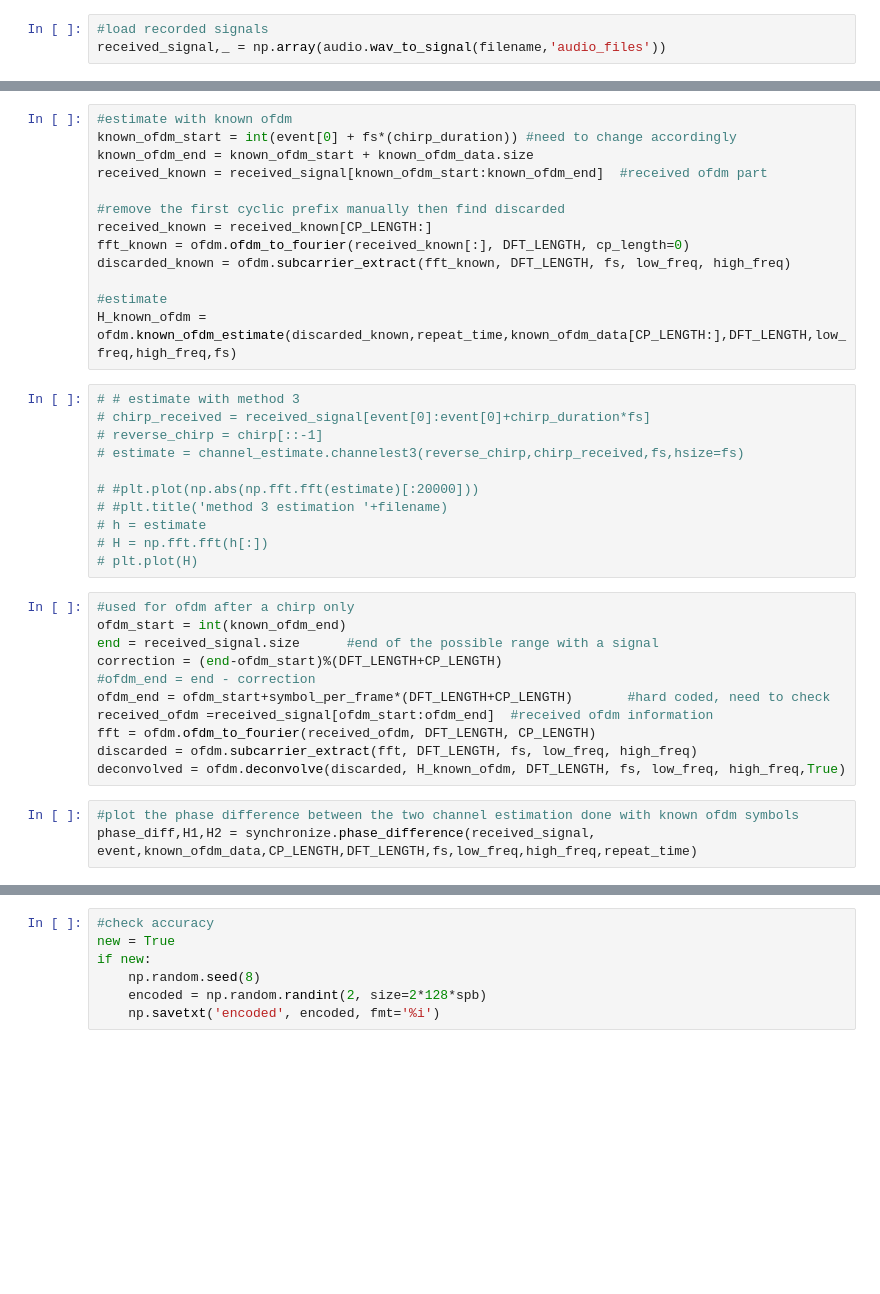
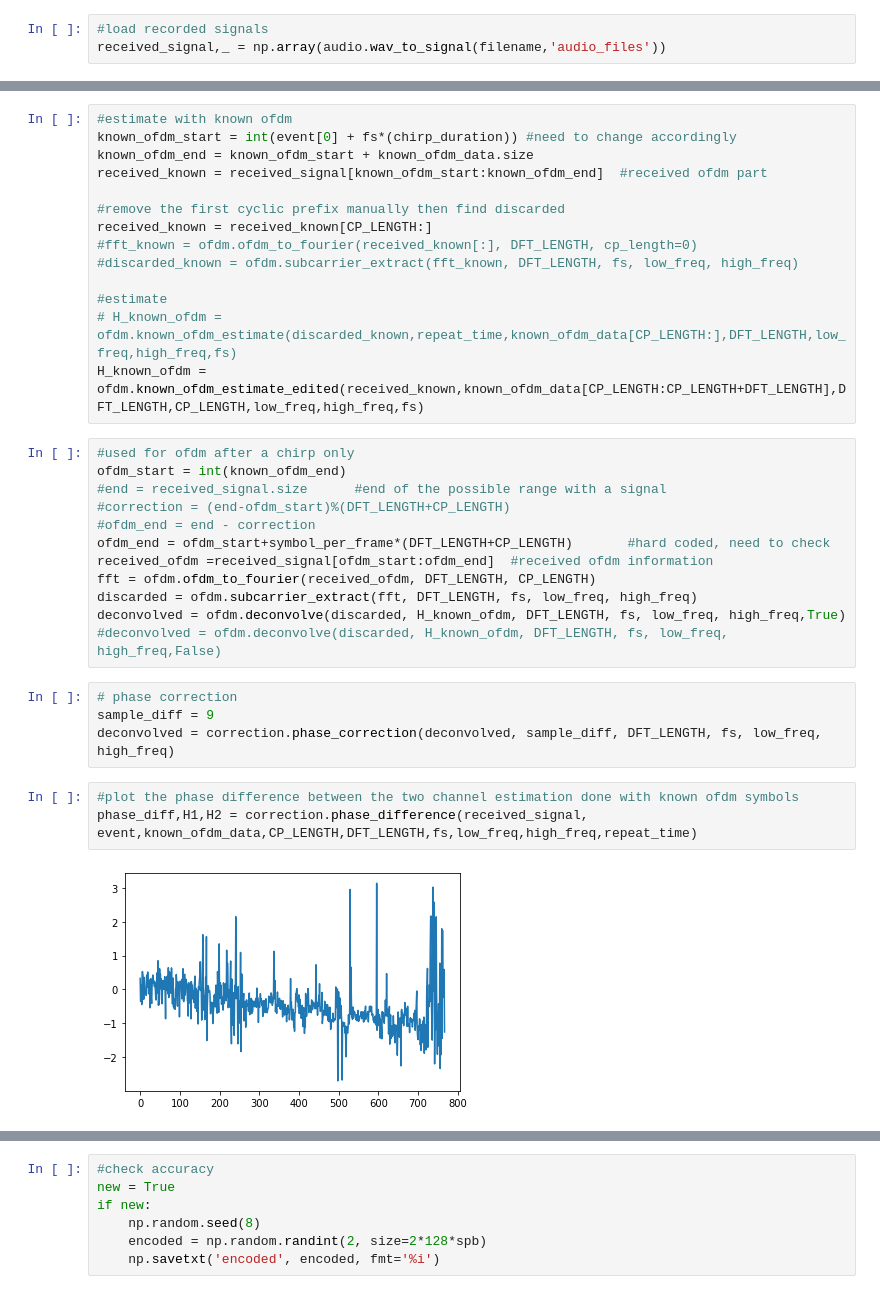
Before and after one commit to Jieying-Chen/IIA_Project_GF3_Group_1, a Jupyter notebook: OFDM_receiver.ipynb, the cells around one changed output, grey strips where cells are left out. Cells and saved outputs as stored; diff of their text form; blank space fills up the shorter version.

```diff
--- a/OFDM_receiver.ipynb
+++ b/OFDM_receiver.ipynb
@@ -88,35 +90,32 @@ received_known = received_signal[known_ofdm_start:known_ofdm_end]  #received ofd
 
 #remove the first cyclic prefix manually then find discarded
 received_known = received_known[CP_LENGTH:]
-fft_known = ofdm.ofdm_to_fourier(received_known[:], DFT_LENGTH, cp_length=0)
-discarded_known = ofdm.subcarrier_extract(fft_known, DFT_LENGTH, fs, low_freq, high_freq)
+#fft_known = ofdm.ofdm_to_fourier(received_known[:], DFT_LENGTH, cp_length=0)
+#discarded_known = ofdm.subcarrier_extract(fft_known, DFT_LENGTH, fs, low_freq, high_freq)
 
 #estimate
-H_known_ofdm = ofdm.known_ofdm_estimate(discarded_known,repeat_time,known_ofdm_data[CP_LENGTH:],DFT_LENGTH,low_freq,high_freq,fs)
+# H_known_ofdm = ofdm.known_ofdm_estimate(discarded_known,repeat_time,known_ofdm_data[CP_LENGTH:],DFT_LENGTH,low_freq,high_freq,fs)
+H_known_ofdm = ofdm.known_ofdm_estimate_edited(received_known,known_ofdm_data[CP_LENGTH:CP_LENGTH+DFT_LENGTH],DFT_LENGTH,CP_LENGTH,low_freq,high_freq,fs)
-# %%
-# # estimate with method 3
-# chirp_received = received_signal[event[0]:event[0]+chirp_duration*fs]
-# reverse_chirp = chirp[::-1]
-# estimate = channel_estimate.channelest3(reverse_chirp,chirp_received,fs,hsize=fs)
-
-# #plt.plot(np.abs(np.fft.fft(estimate)[:20000]))
-# #plt.title('method 3 estimation '+filename)
-# h = estimate
-# H = np.fft.fft(h[:])
-# plt.plot(H)
 # %%
 #used for ofdm after a chirp only
 ofdm_start = int(known_ofdm_end)
-end = received_signal.size      #end of the possible range with a signal
-correction = (end-ofdm_start)%(DFT_LENGTH+CP_LENGTH)
+#end = received_signal.size      #end of the possible range with a signal
+#correction = (end-ofdm_start)%(DFT_LENGTH+CP_LENGTH)
 #ofdm_end = end - correction
 ofdm_end = ofdm_start+symbol_per_frame*(DFT_LENGTH+CP_LENGTH)       #hard coded, need to check
 received_ofdm =received_signal[ofdm_start:ofdm_end]  #received ofdm information
 fft = ofdm.ofdm_to_fourier(received_ofdm, DFT_LENGTH, CP_LENGTH)
 discarded = ofdm.subcarrier_extract(fft, DFT_LENGTH, fs, low_freq, high_freq)
 deconvolved = ofdm.deconvolve(discarded, H_known_ofdm, DFT_LENGTH, fs, low_freq, high_freq,True)
+#deconvolved = ofdm.deconvolve(discarded, H_known_ofdm, DFT_LENGTH, fs, low_freq, high_freq,False)
+# %%
+# phase correction
+sample_diff = 9
+deconvolved = correction.phase_correction(deconvolved, sample_diff, DFT_LENGTH, fs, low_freq, high_freq)
 # %%
 #plot the phase difference between the two channel estimation done with known ofdm symbols
-phase_diff,H1,H2 = synchronize.phase_difference(received_signal, event,known_ofdm_data,CP_LENGTH,DFT_LENGTH,fs,low_freq,high_freq,repeat_time)
+phase_diff,H1,H2 = correction.phase_difference(received_signal, event,known_ofdm_data,CP_LENGTH,DFT_LENGTH,fs,low_freq,high_freq,repeat_time)
+# %% [output]
+[figure, added]
 # %%
 #find regression of the phase diff plot by looking at a selected linear range
```
Also changed, not shown: parts of 18 cells of this notebook.
